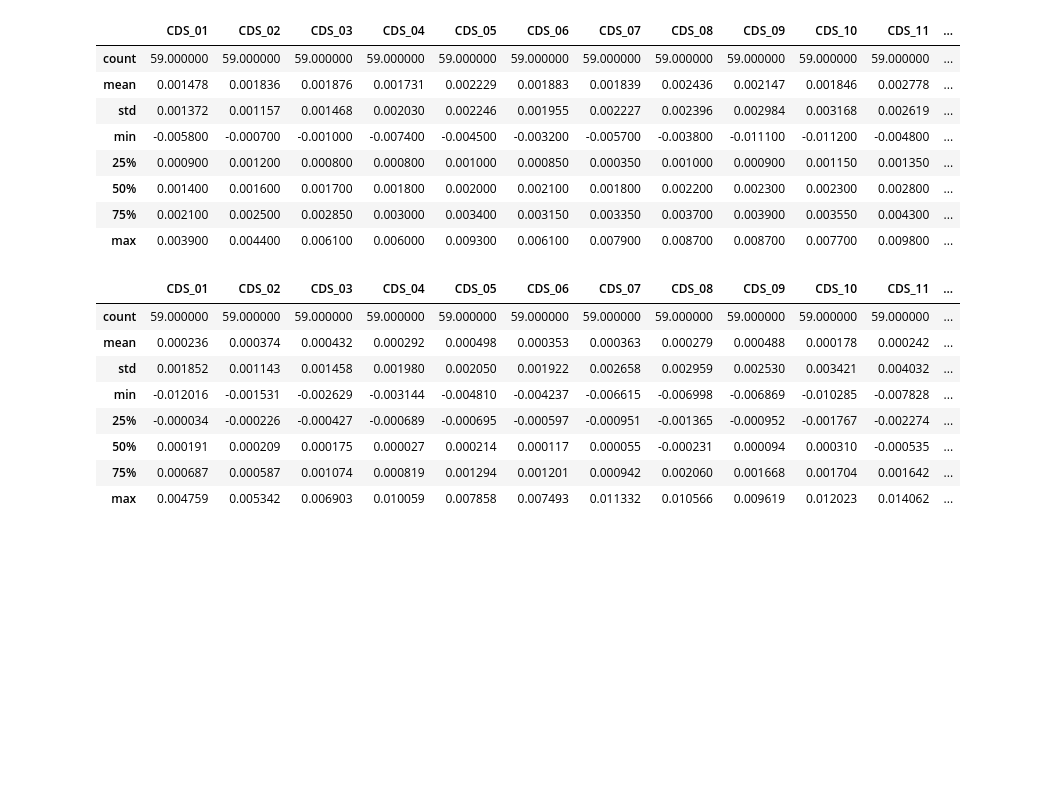
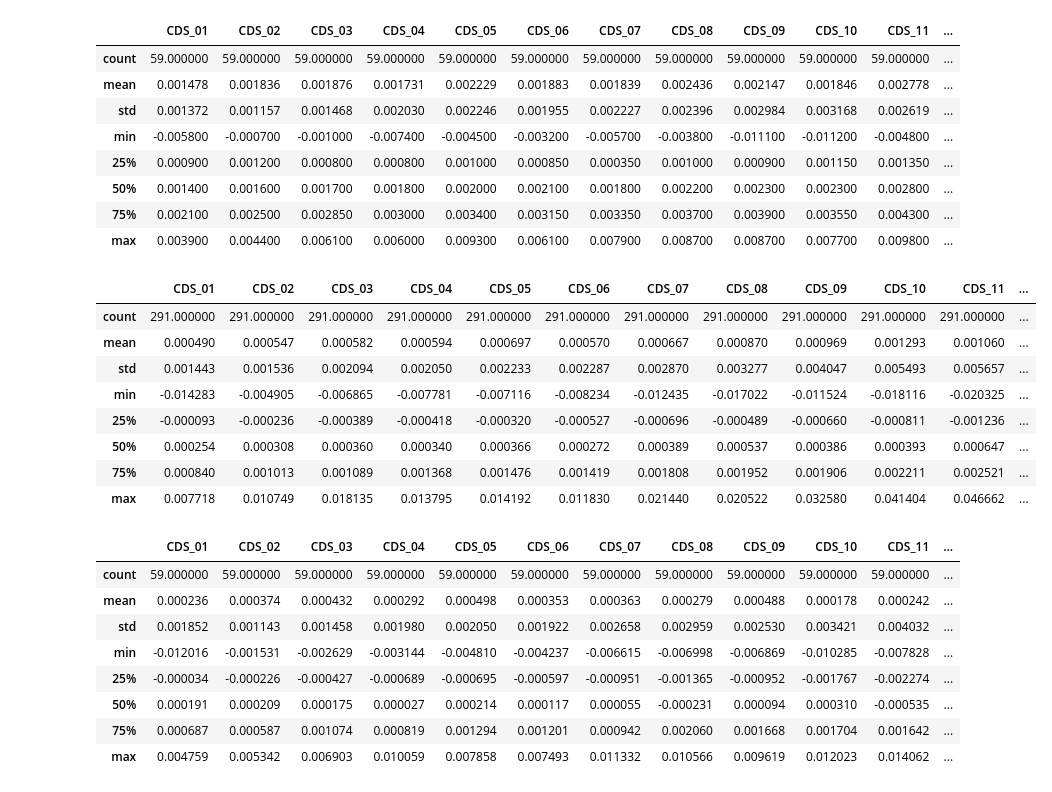
Before and after one commit to ygxu01/credit-default-swap-returns-replication, a Jupyter notebook: src/demo_plot.ipynb, the cells around one changed output. Saved outputs shown, nothing was run; the diff lists cells and outputs as text; code cells hidden in the pictures; blank space fills up the shorter version.

```diff
--- a/src/demo_plot.ipynb
+++ b/src/demo_plot.ipynb
@@ -16,6 +35,18 @@ actual_df[200102:200512].describe()
 | 50% | 0.001400 | 0.001600 | 0.001700 | 0.001800 | 0.002000 | 0.002100 | 0.001800 | 0.002200 | 0.002300 | 0.002300 | 0.002800 | ... |
 | 75% | 0.002100 | 0.002500 | 0.002850 | 0.003000 | 0.003400 | 0.003150 | 0.003350 | 0.003700 | 0.003900 | 0.003550 | 0.004300 | ... |
 | max | 0.003900 | 0.004400 | 0.006100 | 0.006000 | 0.009300 | 0.006100 | 0.007900 | 0.008700 | 0.008700 | 0.007700 | 0.009800 | ... |
+# %%
+pivot_df.describe()
+# %% [output]
+|  | CDS_01 | CDS_02 | CDS_03 | CDS_04 | CDS_05 | CDS_06 | CDS_07 | CDS_08 | CDS_09 | CDS_10 | CDS_11 | ... |
+| count | 291.000000 | 291.000000 | 291.000000 | 291.000000 | 291.000000 | 291.000000 | 291.000000 | 291.000000 | 291.000000 | 291.000000 | 291.000000 | ... |
+| mean | 0.000490 | 0.000547 | 0.000582 | 0.000594 | 0.000697 | 0.000570 | 0.000667 | 0.000870 | 0.000969 | 0.001293 | 0.001060 | ... |
+| std | 0.001443 | 0.001536 | 0.002094 | 0.002050 | 0.002233 | 0.002287 | 0.002870 | 0.003277 | 0.004047 | 0.005493 | 0.005657 | ... |
+| min | -0.014283 | -0.004905 | -0.006865 | -0.007781 | -0.007116 | -0.008234 | -0.012435 | -0.017022 | -0.011524 | -0.018116 | -0.020325 | ... |
+| 25% | -0.000093 | -0.000236 | -0.000389 | -0.000418 | -0.000320 | -0.000527 | -0.000696 | -0.000489 | -0.000660 | -0.000811 | -0.001236 | ... |
+| 50% | 0.000254 | 0.000308 | 0.000360 | 0.000340 | 0.000366 | 0.000272 | 0.000389 | 0.000537 | 0.000386 | 0.000393 | 0.000647 | ... |
+| 75% | 0.000840 | 0.001013 | 0.001089 | 0.001368 | 0.001476 | 0.001419 | 0.001808 | 0.001952 | 0.001906 | 0.002211 | 0.002521 | ... |
+| max | 0.007718 | 0.010749 | 0.018135 | 0.013795 | 0.014192 | 0.011830 | 0.021440 | 0.020522 | 0.032580 | 0.041404 | 0.046662 | ... |
 # %%
 
 portfolio["yyyymm"] = portfolio["yyyymm"].astype(float)
```
Also changed, not shown: parts of 18 cells of this notebook, 2 other files.
